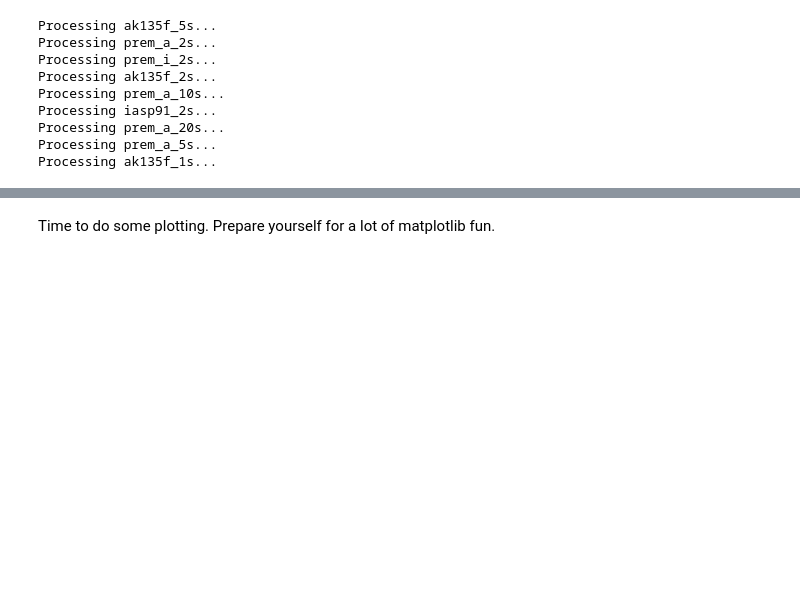
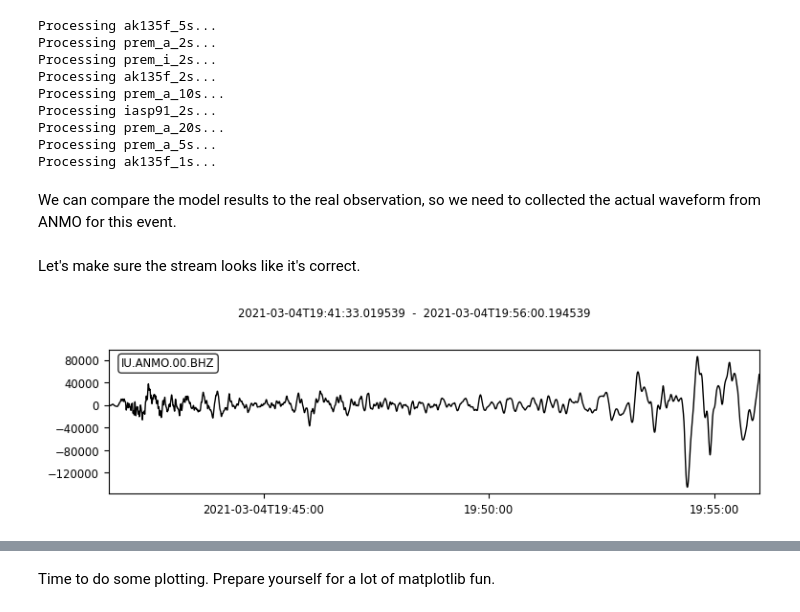
Before and after one commit to TimNagle-McNaughton/USGS, a Jupyter notebook: Syngine_example.ipynb, the cells around one changed output, grey strips where cells are left out. Cells and saved outputs as stored; diff of their text form; code cells hidden in the pictures; blank space fills up the shorter version.

```diff
--- a/Syngine_example.ipynb
+++ b/Syngine_example.ipynb
@@ -78,7 +94,8 @@ event_dict = {"lat": -29.723,
               "lon": 177.279,
               "depth": 28.9}
 
-# load the event ID for later
+# load the event IDs for later
+event_id_iris = "18822380"
 event_id = "GCMT:C202103041928A"
 
 # set the start and endtime, add a significant delay
@@ -183,3 +229,5 @@ Processing iasp91_2s...
 Processing prem_a_20s...
 Processing prem_a_5s...
 Processing ak135f_1s...
+# %% [markdown]
+We can compare the model results to the real observation, so we need to collected the actual waveform from ANMO for this event.
@@ -185,0 +240,7 @@ Processing ak135f_1s...
+# %% [markdown]
+Let's make sure the stream looks like it's correct.
+# %%
+# plot the stream
+stream.plot();
+# %% [output]
+[figure, added]
```
Also changed, not shown: parts of 24 cells of this notebook.
